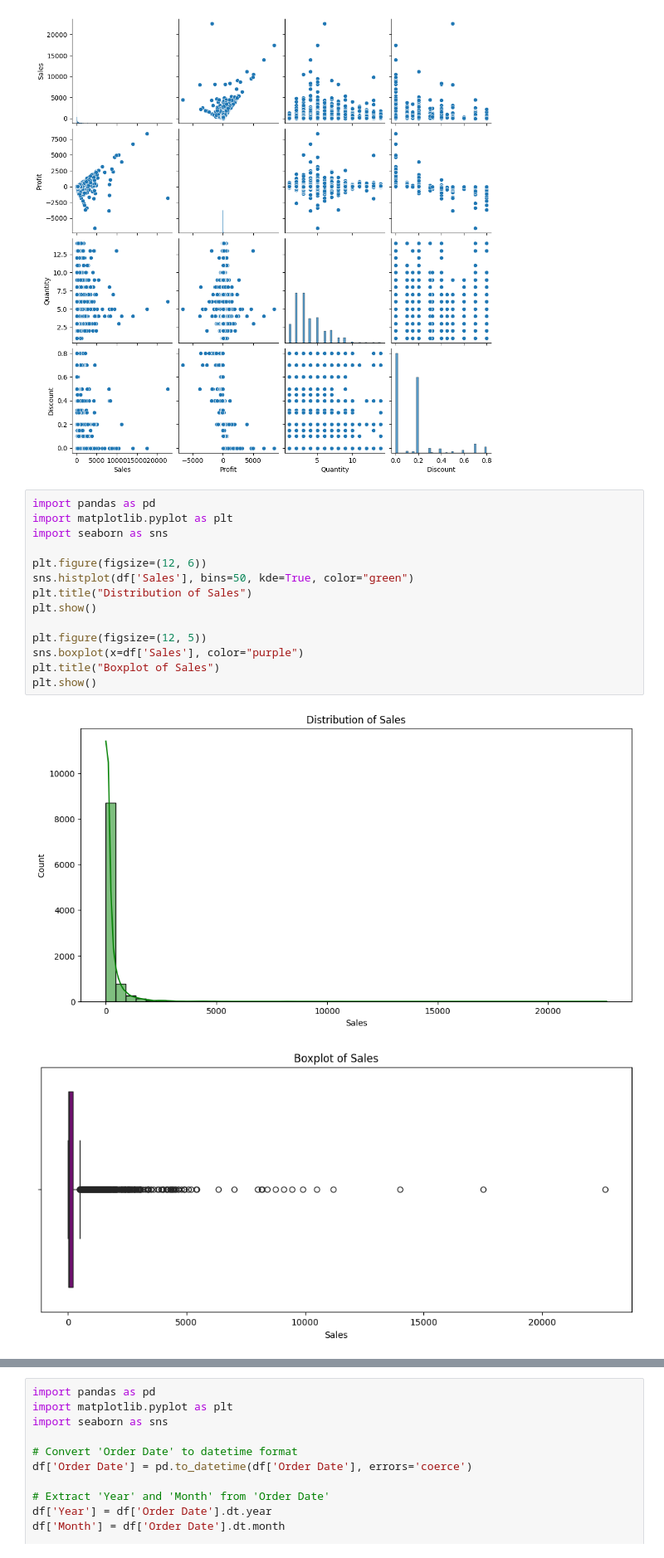
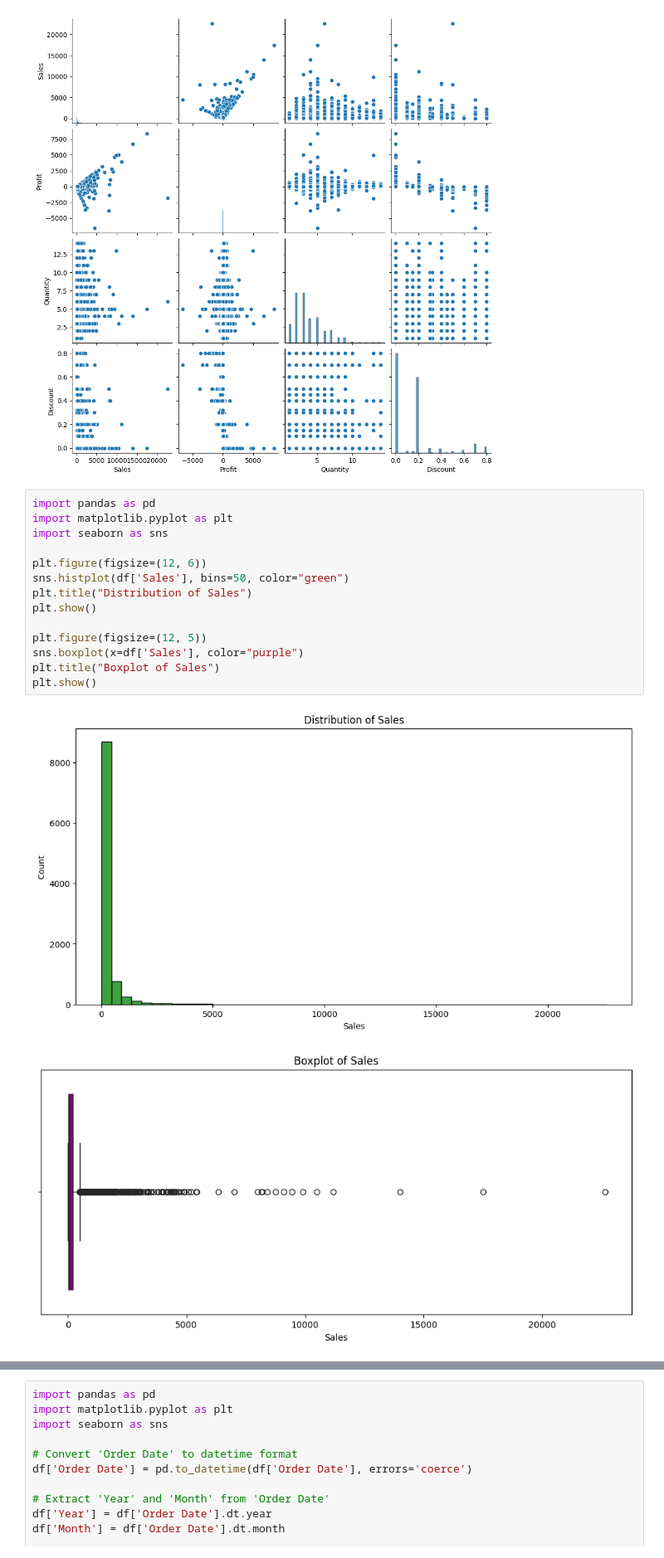
Before and after one commit to pdivya26/Superstores-Sales-Prediction-and-Analysis, a Jupyter notebook: Sales_Prediction_Model.ipynb, the cells around one changed output, grey strips where cells are left out. Shown at 83% size. Saved outputs shown, nothing was run; the diff lists cells and outputs as text.

```diff
--- a/Sales_Prediction_Model.ipynb
+++ b/Sales_Prediction_Model.ipynb
@@ -91,17 +91,17 @@ plt.show()
 # %%
 import pandas as pd
 import matplotlib.pyplot as plt
 import seaborn as sns
 
 plt.figure(figsize=(12, 6))
-sns.histplot(df['Sales'], bins=50, kde=True, color="green")
+sns.histplot(df['Sales'], bins=50, color="green")
 plt.title("Distribution of Sales")
 plt.show()
 
 plt.figure(figsize=(12, 5))
 sns.boxplot(x=df['Sales'], color="purple")
 plt.title("Boxplot of Sales")
 plt.show()
 # %% [output]
-[figure, old version]
+[figure, new version]
 [figure]
```
Also changed, not shown: parts of 16 cells of this notebook.
